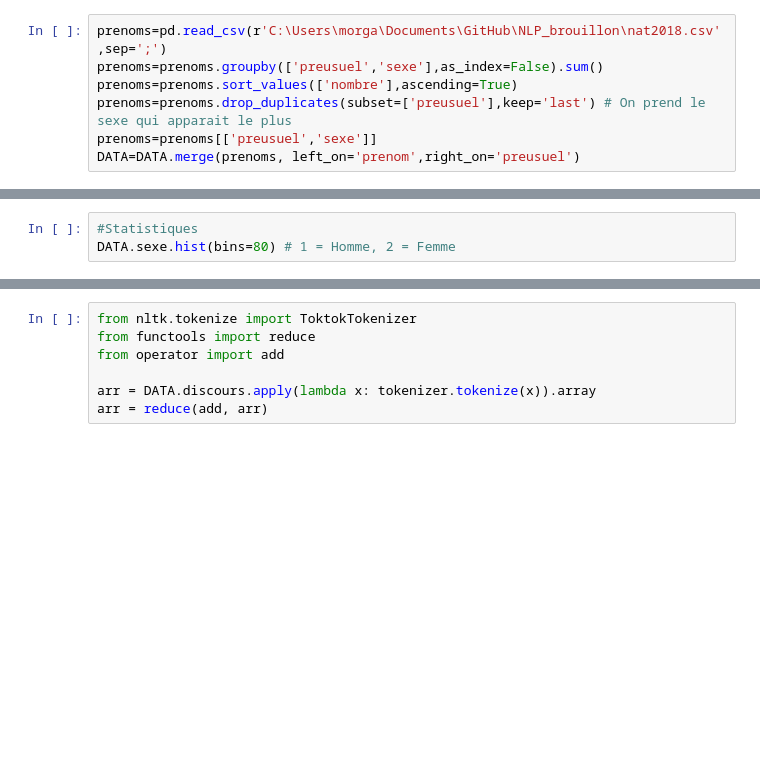
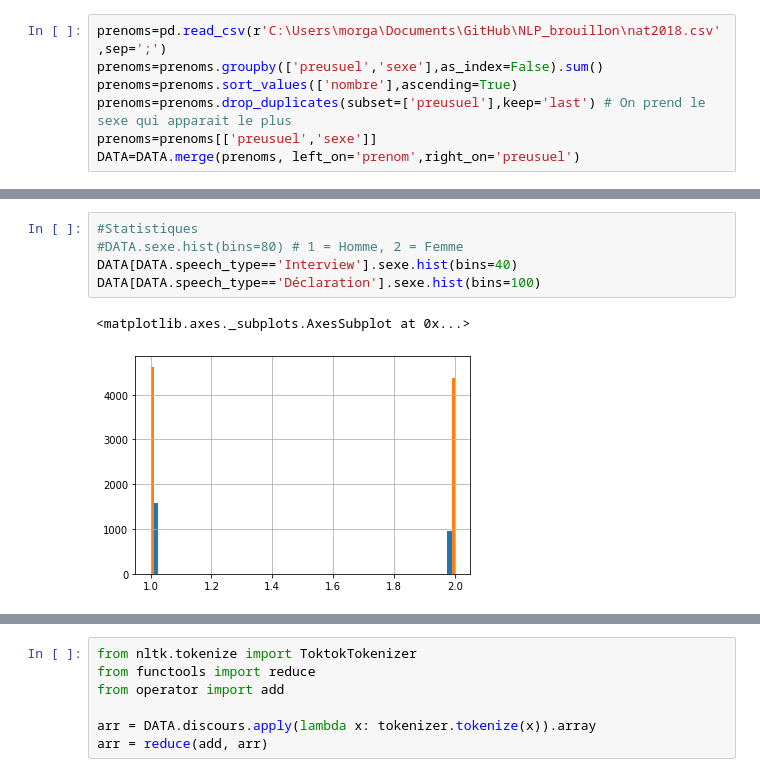
Before and after one commit to pihk94/NLP_brouillon, a Jupyter notebook: ESSAI_SCRAP.ipynb, the cells around one changed output, grey strips where cells are left out. Cells and saved outputs as stored; diff of their text form; blank space fills up the shorter version.

```diff
--- a/ESSAI_SCRAP.ipynb
+++ b/ESSAI_SCRAP.ipynb
@@ -158,6 +207,11 @@ DATA[DATA.discours.apply(len)>8000] # Ici problème avec pas d'espace ... commen
 # %%
 #Statistiques
-DATA.sexe.hist(bins=80) # 1 = Homme, 2 = Femme
+#DATA.sexe.hist(bins=80) # 1 = Homme, 2 = Femme
+DATA[DATA.speech_type=='Interview'].sexe.hist(bins=40)
+DATA[DATA.speech_type=='Déclaration'].sexe.hist(bins=100)
+# %% [output]
+<matplotlib.axes._subplots.AxesSubplot at 0x...>
+[figure, added]
 # %%
 from nltk.tokenize import ToktokTokenizer, word_tokenize
 import nltk
```
Also changed, not shown: parts of 20 cells of this notebook.
